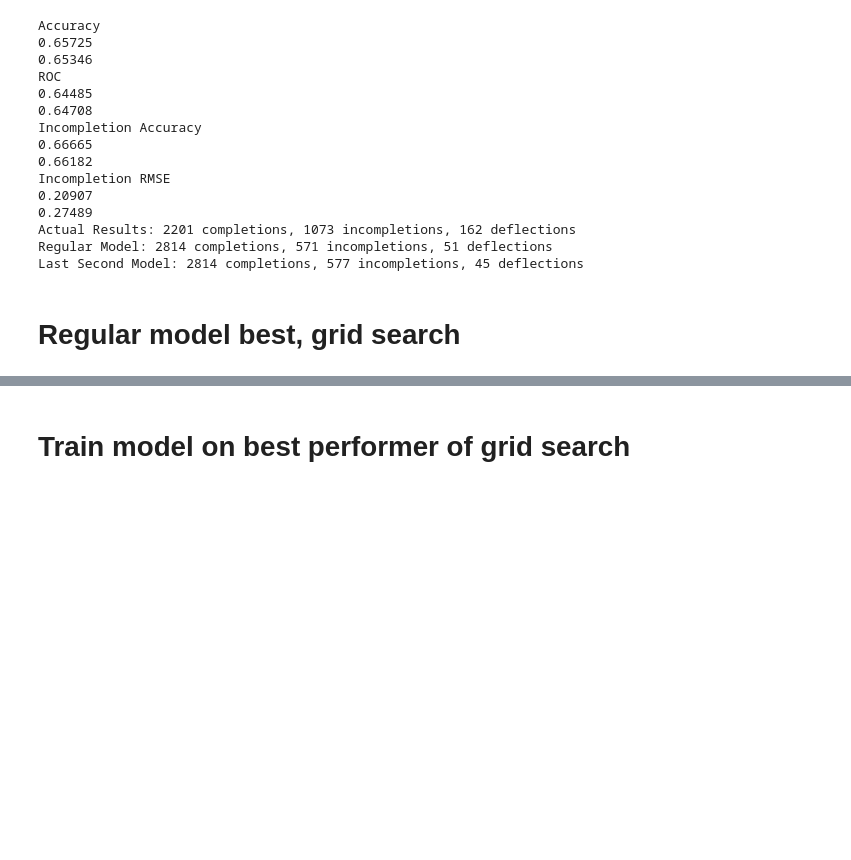
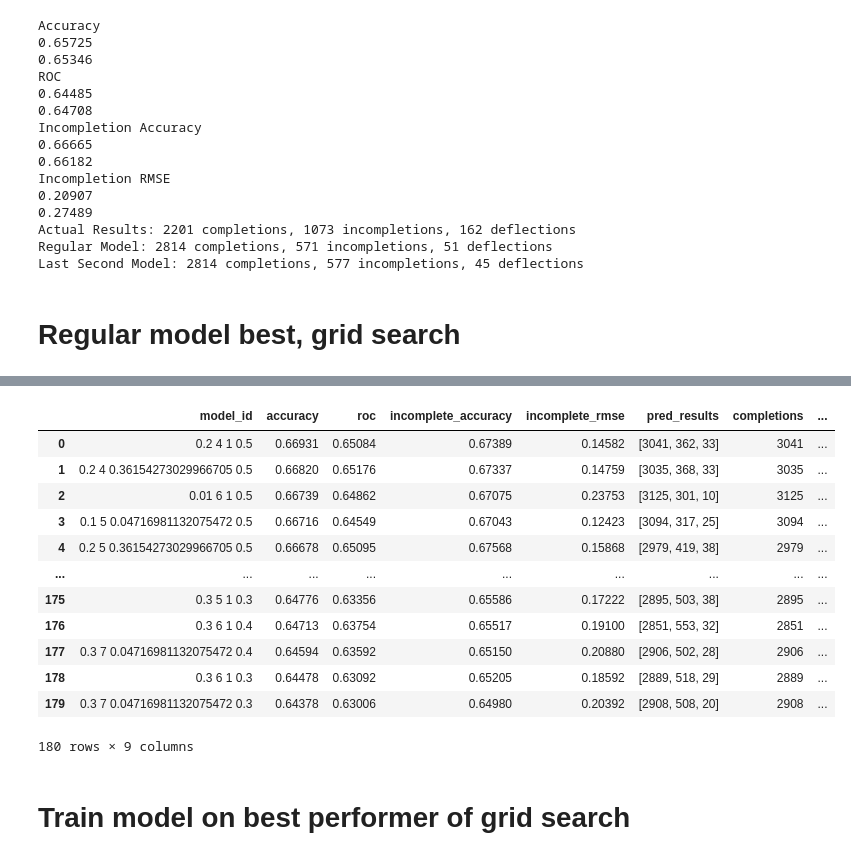
Before and after one commit to jeremylu43/Big-Data-Bowl, a Jupyter notebook: model_k_fold_cv.ipynb, the cells around one changed output, grey strips where cells are left out. Cells and saved outputs as stored; diff of their text form; code cells hidden in the pictures; blank space fills up the shorter version.

Commit message:
grid search done, final model analysis

```diff
--- a/model_k_fold_cv.ipynb
+++ b/model_k_fold_cv.ipynb
@@ -91,7 +92,7 @@ def train_with_cv(X, y, params, print_update, num_boost_round):
         Xy_validate = xgb.DMatrix(X_validate, y_validate, enable_categorical = True)
 
         booster = xgb.train(params, Xy_train, num_boost_round = num_boost_round)
-        booster.save_model("temp_cv_model.json")
+        booster.save_model("models/temp_cv_model.json")
 
         acc, roc, incompletion_acc, rmse, val_results, pred_results = get_model_performance('temp_cv_model.json', data, Xy_train, Xy_validate, y_train, y_validate, week)
         results_df.loc[len(results_df), :] = [week, acc, roc, incompletion_acc, rmse, val_results, pred_results]
@@ -363,3 +357,9 @@ TypeError: Object of type DataFrame is not JSON serializable
+# %%
+with open('models/gridsearch_results.pickle', 'wb') as handle:
+    pickle.dump(grid_search_model_results, handle, protocol=pickle.HIGHEST_PROTOCOL)
+# %%
+with open('models/gridsearch_results.pickle', 'rb') as handle:
+    grid_search_model_results = pickle.load(handle)
 # %%
 model_ids = []
 model_accuracies = []
@@ -423,3 +391,19 @@ grid_search_model_accuracies.sort_values(by='deflections', ascending=False)
+# %%
+grid_search_model_accuracies.sort_values(by='accuracy', ascending=False)
+# %% [output]
+|  | model_id | accuracy | roc | incomplete_accuracy | incomplete_rmse | pred_results | completions | ... |
+| 0 | 0.2 4 1 0.5 | 0.66931 | 0.65084 | 0.67389 | 0.14582 | [3041, 362, 33] | 3041 | ... |
+| 1 | 0.2 4 0.36154273029966705 0.5 | 0.66820 | 0.65176 | 0.67337 | 0.14759 | [3035, 368, 33] | 3035 | ... |
+| 2 | 0.01 6 1 0.5 | 0.66739 | 0.64862 | 0.67075 | 0.23753 | [3125, 301, 10] | 3125 | ... |
+| 3 | 0.1 5 0.04716981132075472 0.5 | 0.66716 | 0.64549 | 0.67043 | 0.12423 | [3094, 317, 25] | 3094 | ... |
+| 4 | 0.2 5 0.36154273029966705 0.5 | 0.66678 | 0.65095 | 0.67568 | 0.15868 | [2979, 419, 38] | 2979 | ... |
+| ... | ... | ... | ... | ... | ... | ... | ... | ... |
+| 175 | 0.3 5 1 0.3 | 0.64776 | 0.63356 | 0.65586 | 0.17222 | [2895, 503, 38] | 2895 | ... |
+| 176 | 0.3 6 1 0.4 | 0.64713 | 0.63754 | 0.65517 | 0.19100 | [2851, 553, 32] | 2851 | ... |
+| 177 | 0.3 7 0.04716981132075472 0.4 | 0.64594 | 0.63592 | 0.65150 | 0.20880 | [2906, 502, 28] | 2906 | ... |
+| 178 | 0.3 6 1 0.3 | 0.64478 | 0.63092 | 0.65205 | 0.18592 | [2889, 518, 29] | 2889 | ... |
+| 179 | 0.3 7 0.04716981132075472 0.3 | 0.64378 | 0.63006 | 0.64980 | 0.20392 | [2908, 508, 20] | 2908 | ... |
+180 rows × 9 columns
 # %% [markdown]
 # Train model on best performer of grid search
 # %%
```
Also changed, not shown: parts of 8 cells of this notebook, 17 other files.
